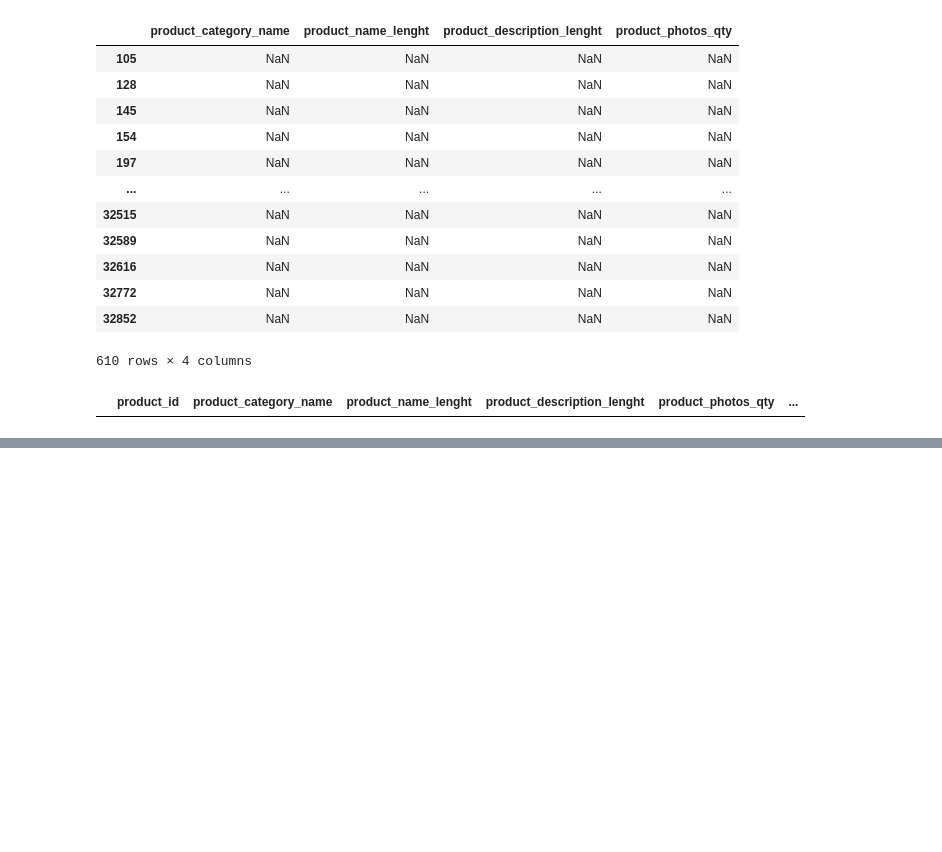
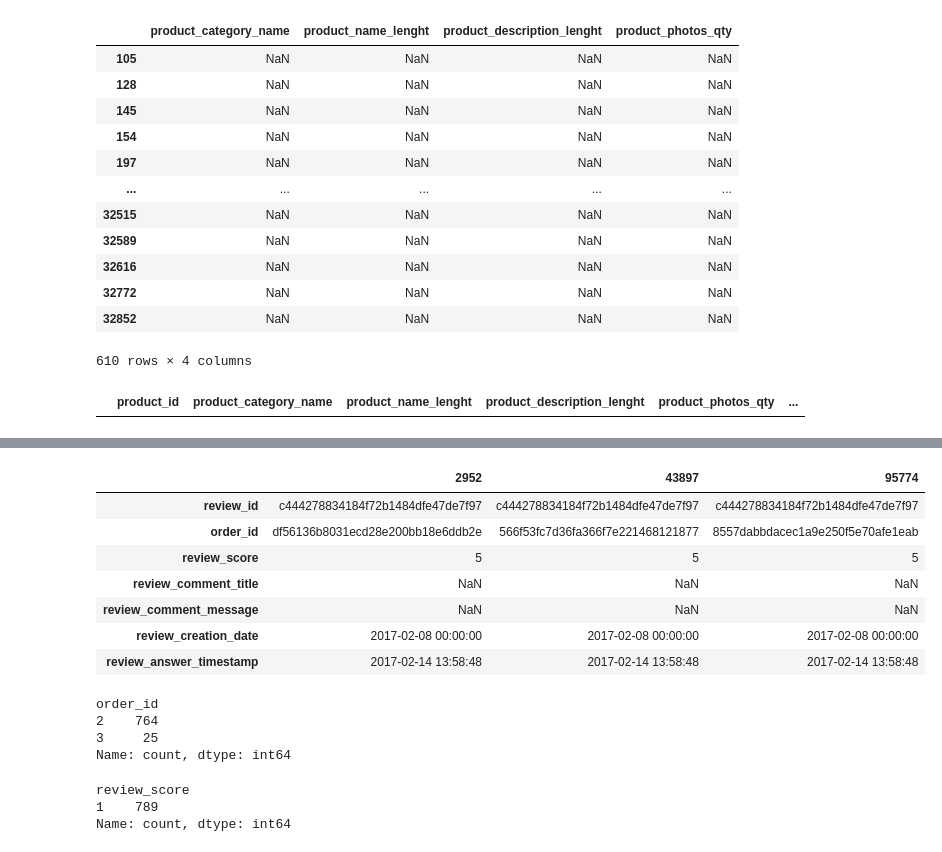
Before and after one commit to ashwinam/brazzilian-ecomm-data-engineering, a Jupyter notebook: notebooks/data_exploration.ipynb, the cells around one changed output, grey strips where cells are left out. Saved outputs shown, nothing was run; the diff lists cells and outputs as text; code cells hidden in the pictures; blank space fills up the shorter version.

```diff
--- a/notebooks/data_exploration.ipynb
+++ b/notebooks/data_exploration.ipynb
@@ -162,0 +283,28 @@ missing_dimensions
+# %%
+sample_review_id = duplicate_reviews['review_id'].value_counts().index[0]
+
+duplicate_reviews[
+    duplicate_reviews['review_id'] == sample_review_id
+].T
+# %% [output]
+|  | 2952 | 43897 | 95774 |
+| review_id | c444278834184f72b1484dfe47de7f97 | c444278834184f72b1484dfe47de7f97 | c444278834184f72b1484dfe47de7f97 |
+| order_id | df56136b8031ecd28e200bb18e6ddb2e | 566f53fc7d36fa366f7e221468121877 | 8557dabbdacec1a9e250f5e70afe1eab |
+| review_score | 5 | 5 | 5 |
+| review_comment_title | NaN | NaN | NaN |
+| review_comment_message | NaN | NaN | NaN |
+| review_creation_date | 2017-02-08 00:00:00 | 2017-02-08 00:00:00 | 2017-02-08 00:00:00 |
+| review_answer_timestamp | 2017-02-14 13:58:48 | 2017-02-14 13:58:48 | 2017-02-14 13:58:48 |
+# %%
+duplicate_reviews.groupby('review_id')['order_id'].nunique().value_counts()
+# %% [output]
+order_id
+2    764
+3     25
+Name: count, dtype: int64
+# %%
+duplicate_reviews.groupby('review_id')['review_score'].nunique().value_counts()
+# %% [output]
+review_score
+1    789
+Name: count, dtype: int64
```
Also changed, not shown: parts of 15 cells of this notebook, 1 other file.
